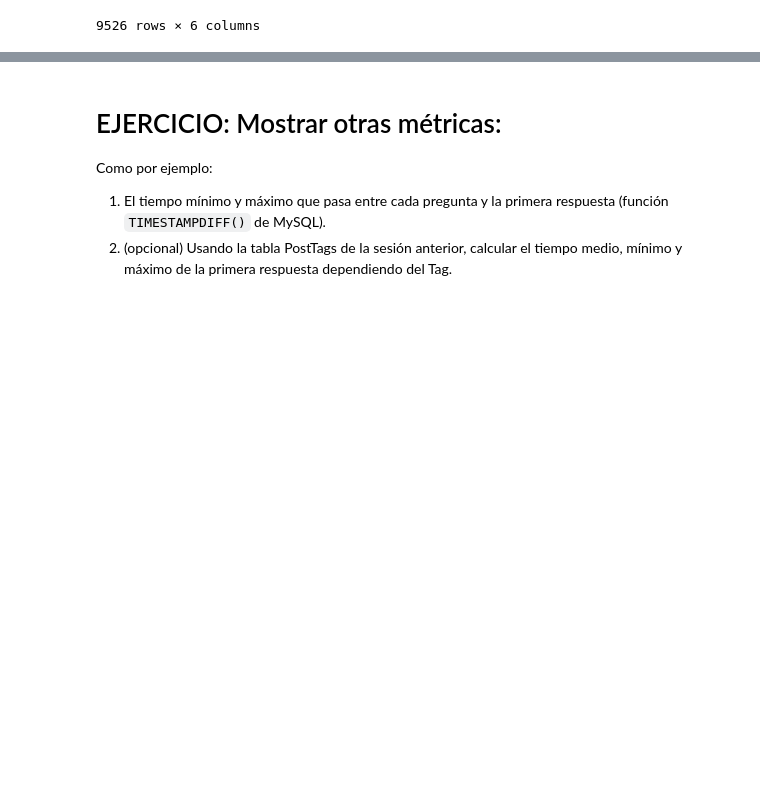
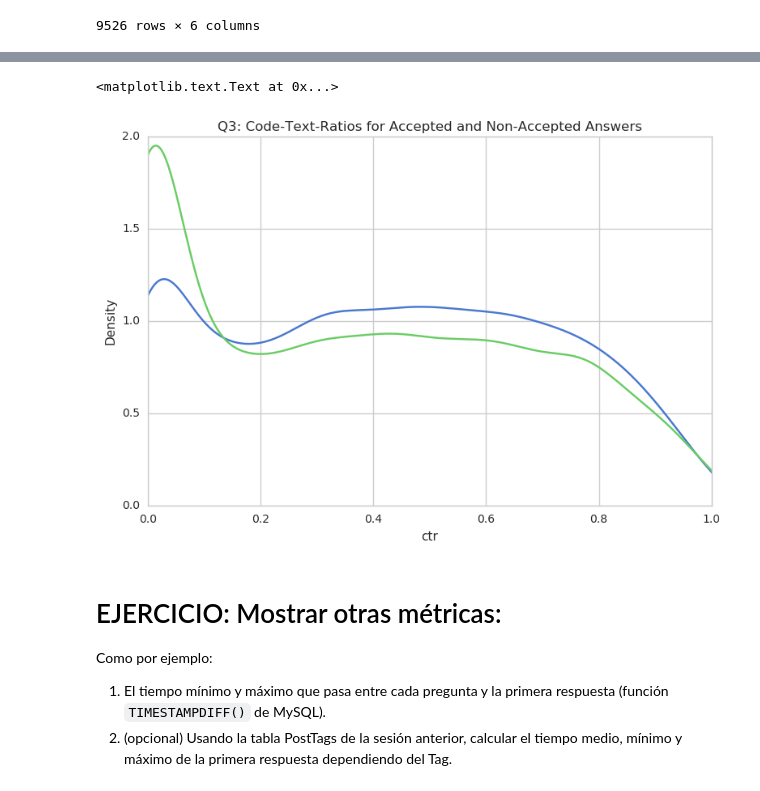
Before and after one commit to JavierCVilla/Master-bgde, a Jupyter notebook: sesion2/sesion2.ipynb, the cells around one changed output, grey strips where cells are left out. Cells and saved outputs as stored; diff of their text form; code cells hidden in the pictures; blank space fills up the shorter version.

```diff
--- a/sesion2/sesion2.ipynb
+++ b/sesion2/sesion2.ipynb
@@ -1001,3 +1144,13 @@ quest
+# %%
+plt.style.use(plt.style.available[1])
+
+ax = acc_posts_best_df['ratio'].plot(kind='density', xlim=[0,1],
+                                     title="Q3: Code-Text-Ratios for Accepted and Non-Accepted Answers")
+no_acc_posts_best_df['ratio'].plot(kind='density',ax=ax)
+plt.xlabel("ctr")
+# %% [output]
+<matplotlib.text.Text at 0x...>
+[figure, added]
 # %% [markdown]
 # EJERCICIO: Mostrar otras métricas:
 
```
Also changed, not shown: parts of 14 cells of this notebook.
